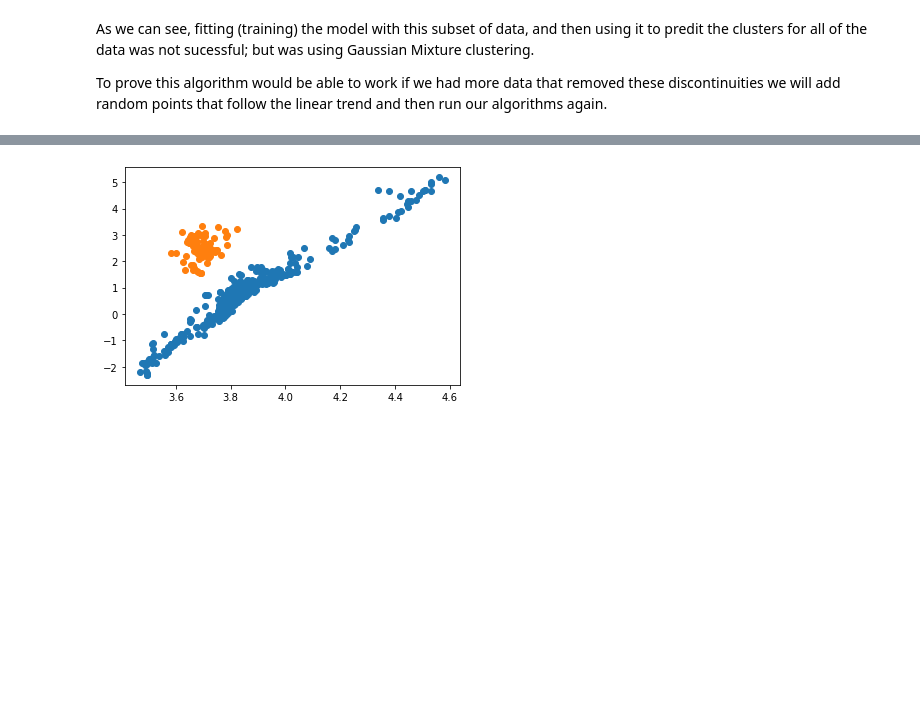
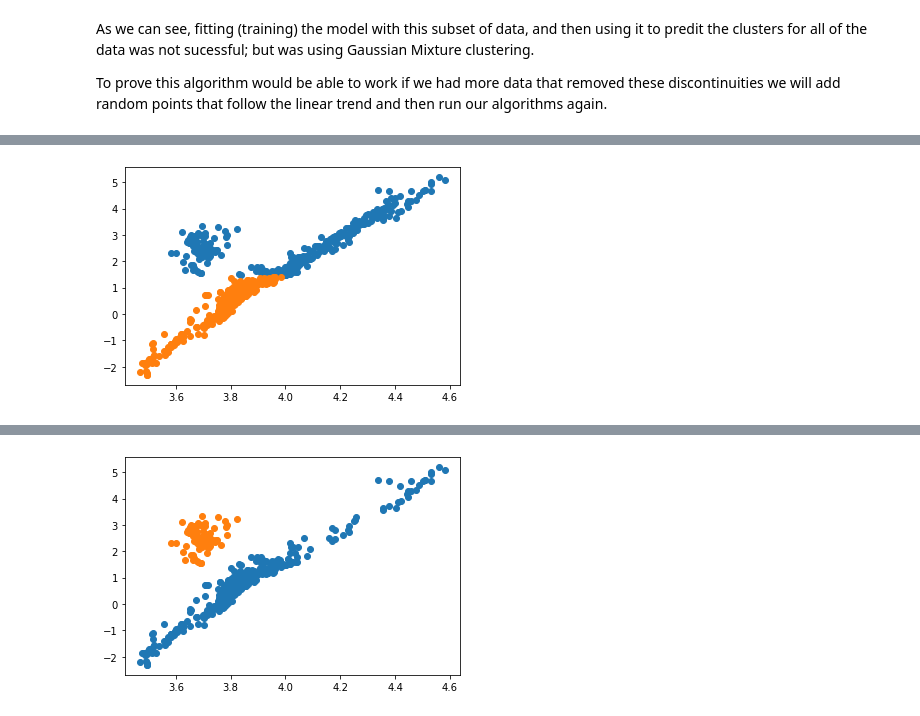
Before and after one commit to University-at-Buffalo-SEDS/DEBCat-Exploration, a Jupyter notebook: stefan-boltzmann/separating_star_clusters.ipynb, the cells around one changed output, grey strips where cells are left out. Drawn from its saved outputs; the diff is of its cells as text; code cells hidden in the pictures; blank space fills up the shorter version.

```diff
--- a/stefan-boltzmann/separating_star_clusters.ipynb
+++ b/stefan-boltzmann/separating_star_clusters.ipynb
@@ -203,0 +229,21 @@ pyplot.show()
+# %%
+#k-means clustering with W
+
+# define the model
+model = KMeans(n_clusters=2)
+# fit the model with W
+model.fit(W)
+# assign a cluster to each example with W
+yhat = model.predict(W)
+# retrieve unique clusters
+clusters = unique(yhat)
+# create scatter plot for samples from each cluster
+for cluster in clusters:
+	# get row indexes for samples with this cluster
+	km_row_ix = where(yhat == cluster)
+	# create scatter of these samples
+	pyplot.scatter(W[km_row_ix, 0], W[km_row_ix, 1])
+# show the plot
+pyplot.show()
+# %% [output]
+[figure, added]
```
Also changed, not shown: parts of 7 cells of this notebook.
